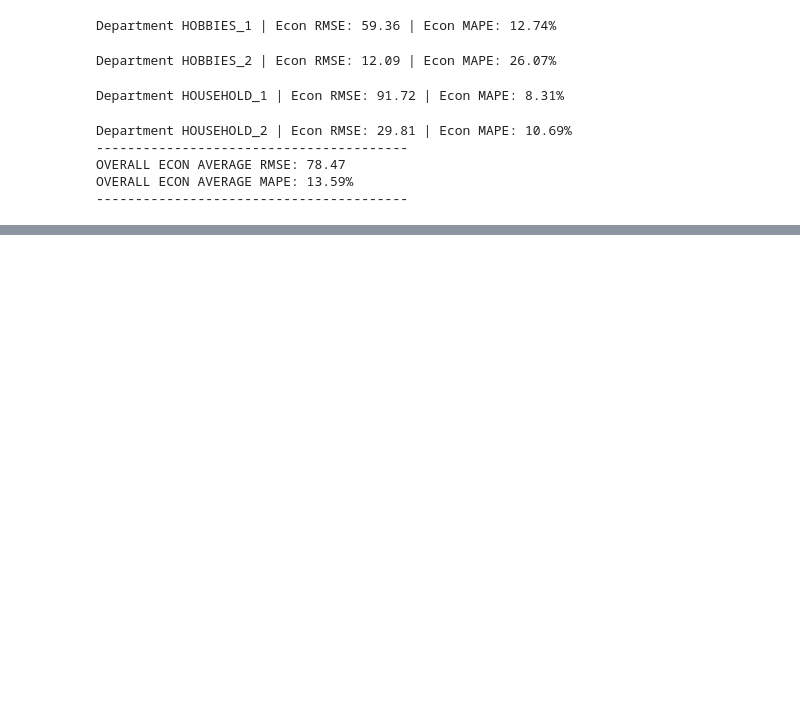
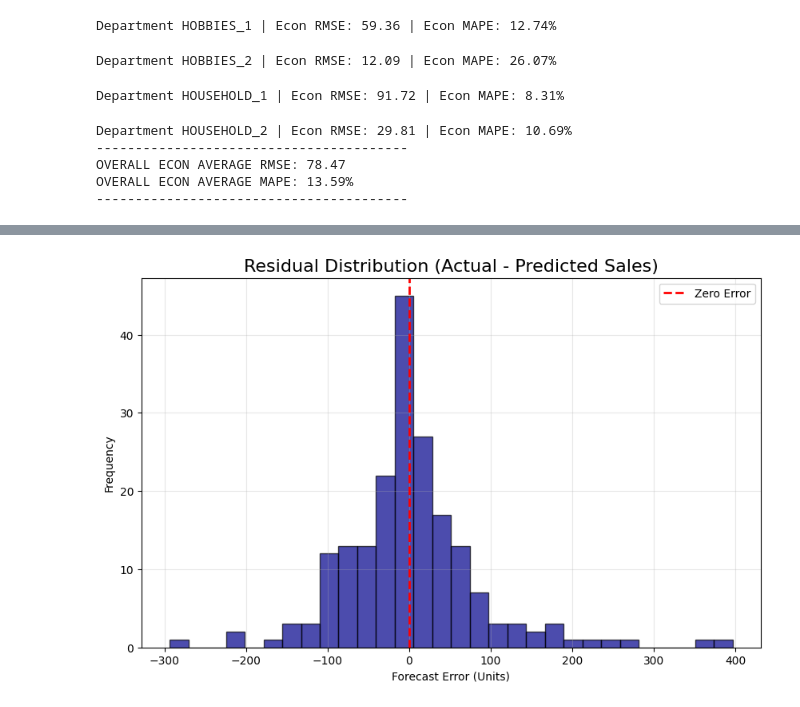
Before and after one commit to connie4-beep/Walmart-Sales-Forecasting-DeepAR, a Jupyter notebook: walmart_forcasting_model.ipynb, the cells around one changed output, grey strips where cells are left out. Drawn from its saved outputs; the diff is of its cells as text; code cells hidden in the pictures; blank space fills up the shorter version.

```diff
--- a/walmart_forcasting_model.ipynb
+++ b/walmart_forcasting_model.ipynb
@@ -815,0 +945,25 @@ Generating plot for FOODS_1...
+# %%
+# Calculate errors (residuals) for the Econ Model across all departments
+all_residuals = []
+
+for dept in trained_econ_predictors.keys():
+    fcst_it, ts_it = make_evaluation_predictions(dataset=test_econ_datasets[dept], predictor=trained_econ_predictors[dept], num_samples=100)
+    ts = list(ts_it)[0].iloc[-28:, 0].values
+    fcst = list(fcst_it)[0].quantile(0.5)
+
+    residuals = ts - fcst
+    all_residuals.extend(residuals)
+
+# Plot the distribution of errors
+plt.figure(figsize=(10, 6))
+plt.hist(all_residuals, bins=30, color='darkblue', edgecolor='black', alpha=0.7)
+plt.axvline(0, color='red', linestyle='dashed', linewidth=2, label='Zero Error')
+
+plt.title("Residual Distribution (Actual - Predicted Sales)", fontsize=16)
+plt.xlabel("Forecast Error (Units)")
+plt.ylabel("Frequency")
+plt.legend()
+plt.grid(alpha=0.3)
+plt.show()
+# %% [output]
+[figure, added]
```
Also changed, not shown: parts of 12 cells of this notebook, 9 other files.
